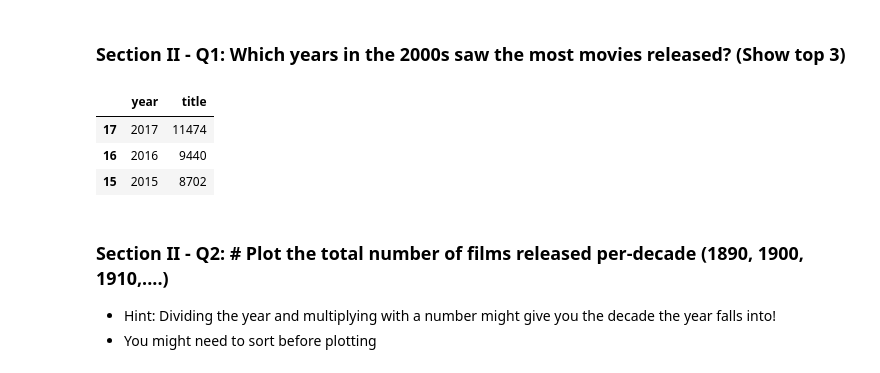
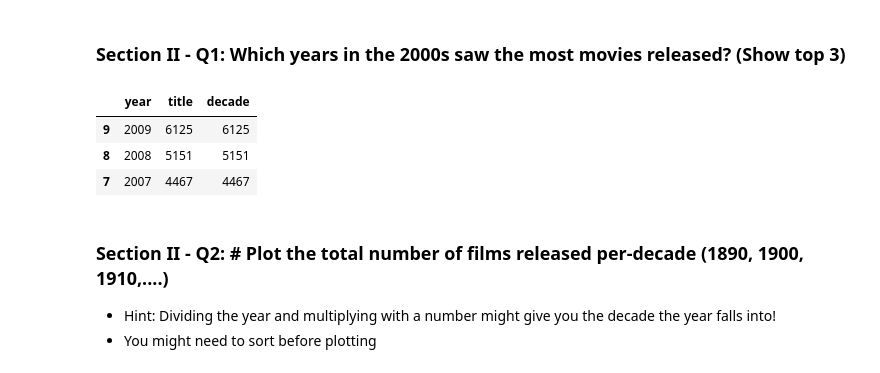
Before and after one commit to jperryhouts/Springboard, a Jupyter notebook: mec-mini-projects/mec-5.3.10-data-wranging-with-pandas-mini-project/Mini_Project_Data_Wrangling_Pandas.ipynb, the cells around one changed output. Drawn from its saved outputs; the diff is of its cells as text; code cells hidden in the pictures.

```diff
--- a/mec-mini-projects/mec-5.3.10-data-wranging-with-pandas-mini-project/Mini_Project_Data_Wrangling_Pandas.ipynb
+++ b/mec-mini-projects/mec-5.3.10-data-wranging-with-pandas-mini-project/Mini_Project_Data_Wrangling_Pandas.ipynb
@@ -378,13 +378,13 @@ top_ten.plot(kind='barh')
 ### Section II - Q1:  Which years in the 2000s saw the most movies released? (Show top 3)
 # %%
 ## Not sure if this is referring to years 2000-2009 or 2000-present...
-counts = movies[(movies.year >= 2000)].groupby(['year']).count().reset_index()
+counts = movies[(movies.year >= 2000)&(movies.year<=2009)].groupby(['year']).count().reset_index()
 counts.sort_values(by=['title'],ascending=False)[:3]
 # %% [output]
-|  | year | title |
-| 17 | 2017 | 11474 |
-| 16 | 2016 | 9440 |
-| 15 | 2015 | 8702 |
+|  | year | title | decade |
+| 9 | 2009 | 6125 | 6125 |
+| 8 | 2008 | 5151 | 5151 |
+| 7 | 2007 | 4467 | 4467 |
 # %% [markdown]
 ### Section II - Q2: # Plot the total number of films released per-decade (1890, 1900, 1910,....)
 - Hint: Dividing the year and multiplying with a number might give you the decade the year falls into!
```
Also changed, not shown: parts of 3 cells of this notebook.
